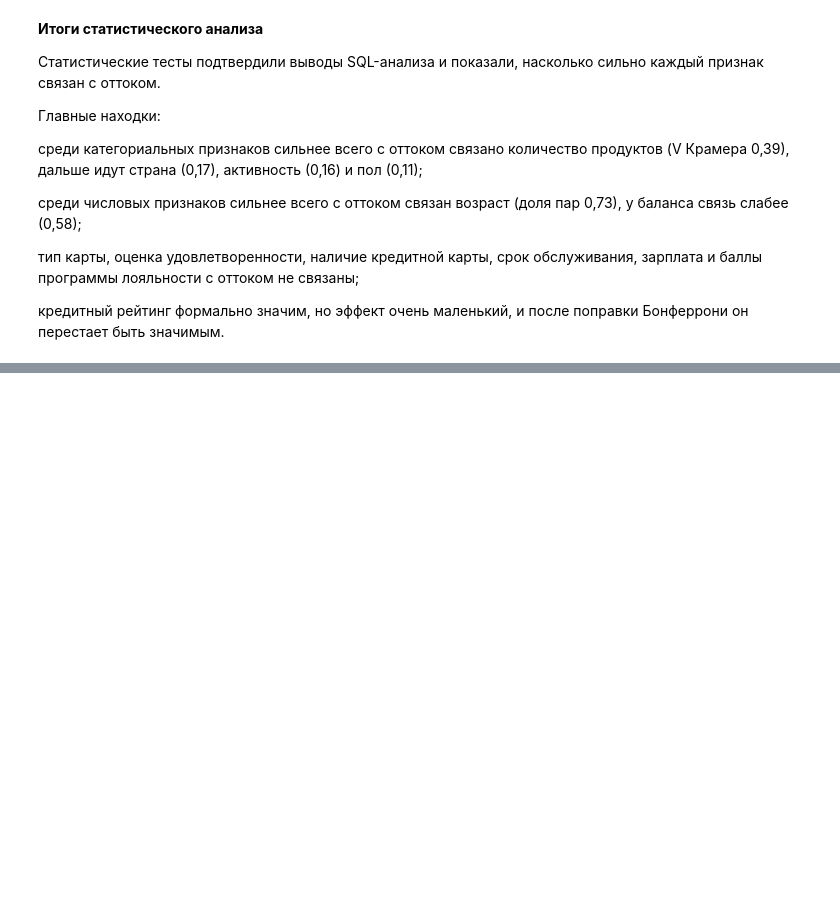
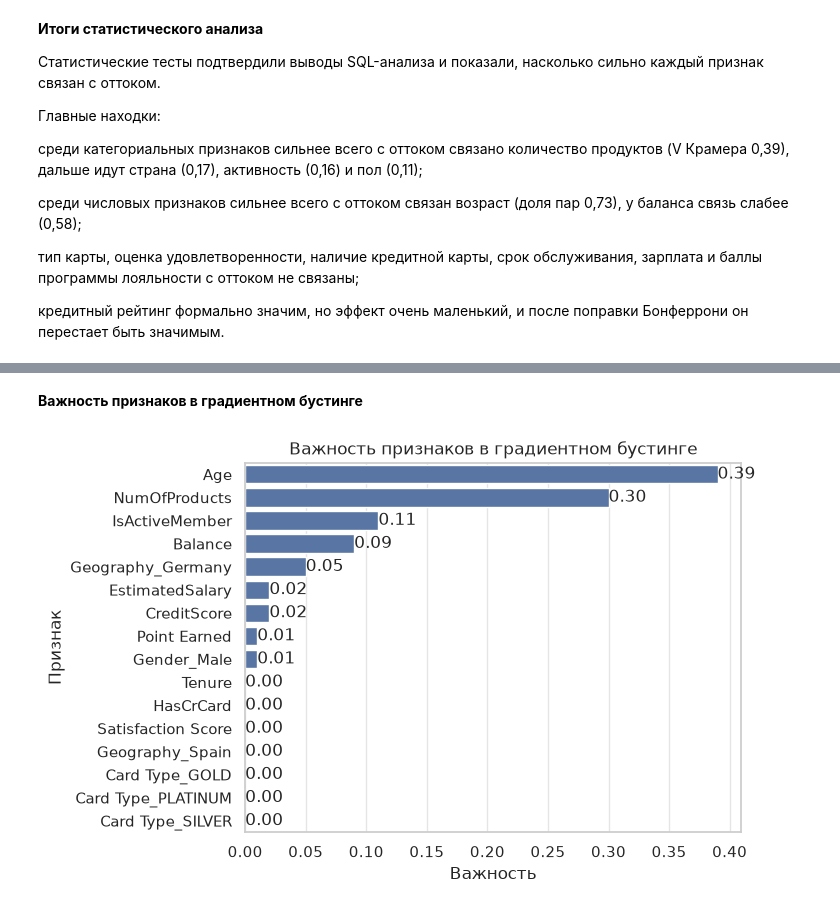
Before and after one commit to ilushav/bank-churn-analysis, a Jupyter notebook: notebooks/analysis.ipynb, the cells around one changed output, grey strips where cells are left out. Drawn from its saved outputs; the diff is of its cells as text; code cells hidden in the pictures; blank space fills up the shorter version.

Commit message:
Add ML, A/B, results

```diff
--- a/notebooks/analysis.ipynb
+++ b/notebooks/analysis.ipynb
@@ -809,0 +851,6 @@ all_results
+# %%
+ml_df = pd.get_dummies(df, columns=["Geography", "Gender", "Card Type"], drop_first=True, dtype=int)
+X = ml_df.drop(columns=["Exited", "Complain"])
+y = ml_df["Exited"]
+X_train, X_test, y_train, y_test = train_test_split(X, y, test_size=0.2, stratify=y, random_state=42)
+X_train.shape, X_test.shape
@@ -809,0 +880,10 @@ all_results
+# %%
+scaler = StandardScaler()
+X_train_scaled = scaler.fit_transform(X_train)
+X_test_scaled = scaler.transform(X_test)
+logreg_model = LogisticRegression()
+logreg_model.fit(X_train_scaled, y_train)
+logreg_proba = logreg_model.predict_proba(X_test_scaled)[:, 1]
+logreg_predict = logreg_model.predict(X_test_scaled)
+logreg_results = pd.DataFrame({"Модель": ["Логистическая регрессия"], "roc_auc": [round(roc_auc_score(y_test, logreg_proba), 2)], "precision": [round(precision_score(y_test, logreg_predict), 2)], "recall": [round(recall_score(y_test, logreg_predict), 2)]})
+logreg_results
@@ -809,0 +928,7 @@ all_results
+# %%
+boosting_model = GradientBoostingClassifier(random_state=42)
+boosting_model.fit(X_train, y_train)
+boosting_proba = boosting_model.predict_proba(X_test)[:, 1]
+boosting_predict = boosting_model.predict(X_test)
+boosting_results = pd.DataFrame({"Модель": ["Градиентный бустинг"], "roc_auc": [round(roc_auc_score(y_test, boosting_proba), 2)], "precision": [round(precision_score(y_test, boosting_predict), 2)], "recall": [round(recall_score(y_test, boosting_predict), 2)]})
+boosting_results
@@ -809,0 +953,3 @@ all_results
+# %%
+boosting_importance = pd.DataFrame({"Признак": X_train.columns, "importance": boosting_model.feature_importances_.round(2)}).sort_values(by="importance", ascending=False, ignore_index=True)
+boosting_importance
@@ -809,0 +974,12 @@ all_results
+# %% [markdown]
+**Важность признаков в градиентном бустинге**
+# %%
+ax = sns.barplot(data=boosting_importance, x="importance", y="Признак")
+ax.bar_label(ax.containers[0], fmt="%.2f")
+plt.title("Важность признаков в градиентном бустинге")
+plt.xlabel("Важность")
+plt.ylabel("Признак")
+plt.savefig("../images/boosting_feature_importance.png", dpi=150, bbox_inches="tight")
+plt.show()
+# %% [output]
+[figure, added]
```
Also changed, not shown: parts of 63 cells of this notebook, 3 other files.
